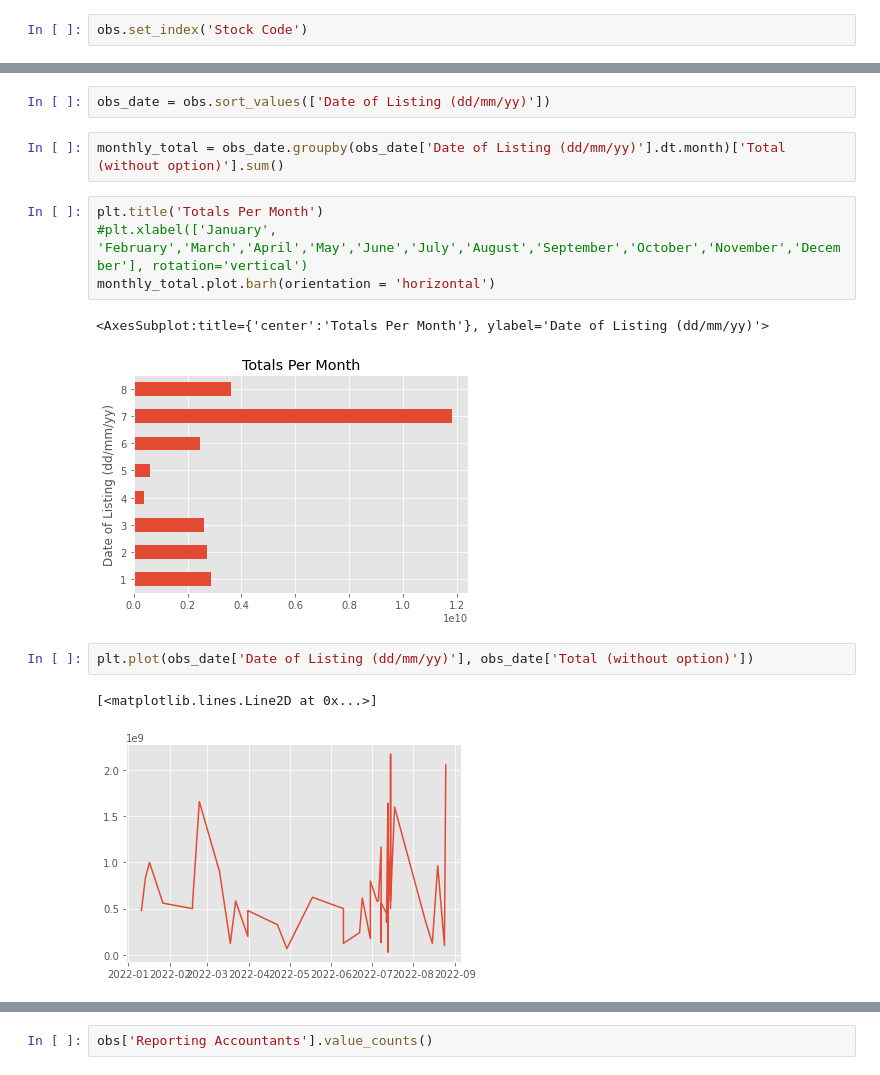
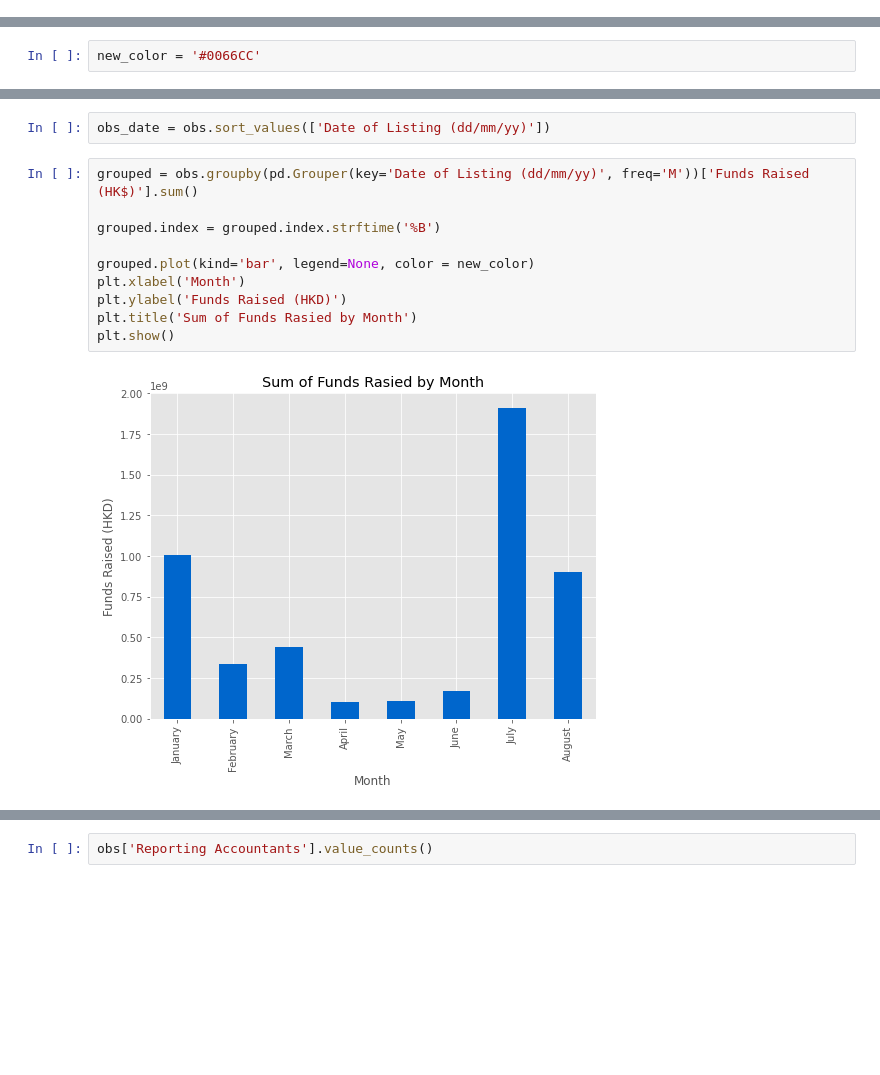
Before and after one commit to isabellasonoma/DS-Projects, a Jupyter notebook: IPO Data.ipynb, the cells around one changed output, grey strips where cells are left out. Cells and saved outputs as stored; diff of their text form; blank space fills up the shorter version.

```diff
--- a/IPO Data.ipynb
+++ b/IPO Data.ipynb
@@ -31,5 +31,3 @@ obs = pd.read_csv(r'C:\Users\Isabe\Datasets\HK IPO 2022.csv')
 obs.columns = obs.iloc[0]
 obs = obs.drop(obs.columns[[0]], axis=1)
 obs = obs.drop([0])
-# %%
-obs.set_index('Stock Code')
@@ -162,3 +138,5 @@ obs.head()
 # %% [markdown]
 ### Data Exploration
+# %%
+new_color = '#0066CC'
 # %%
@@ -172,17 +150,15 @@ obs.groupby(['Sector']).agg({' IPO Subscription Price (HK$)': ['mean']}).plot.ba
 # %%
 obs_date = obs.sort_values(['Date of Listing (dd/mm/yy)'])
-# %%
-monthly_total = obs_date.groupby(obs_date['Date of Listing (dd/mm/yy)'].dt.month)['Total (without option)'].sum()
 # %%
-plt.title('Totals Per Month')
-#plt.xlabel(['January', 'February','March','April','May','June','July','August','September','October','November','December'], rotation='vertical')
-monthly_total.plot.barh(orientation = 'horizontal')
+grouped = obs.groupby(pd.Grouper(key='Date of Listing (dd/mm/yy)', freq='M'))['Funds Raised (HK$)'].sum()
+
+grouped.index = grouped.index.strftime('%B')
+
+grouped.plot(kind='bar', legend=None, color = new_color)
+plt.xlabel('Month')
+plt.ylabel('Funds Raised (HKD)')
+plt.title('Sum of Funds Rasied by Month')
+plt.show()
 # %% [output]
-<AxesSubplot:title={'center':'Totals Per Month'}, ylabel='Date of Listing (dd/mm/yy)'>
-[figure, old version]
+[figure, new version]
-# %%
-plt.plot(obs_date['Date of Listing (dd/mm/yy)'], obs_date['Total (without option)'])
-# %% [output]
-[<matplotlib.lines.Line2D at 0x...>]
-[figure, removed]
 # %%
```
Also changed, not shown: parts of 29 cells of this notebook.
